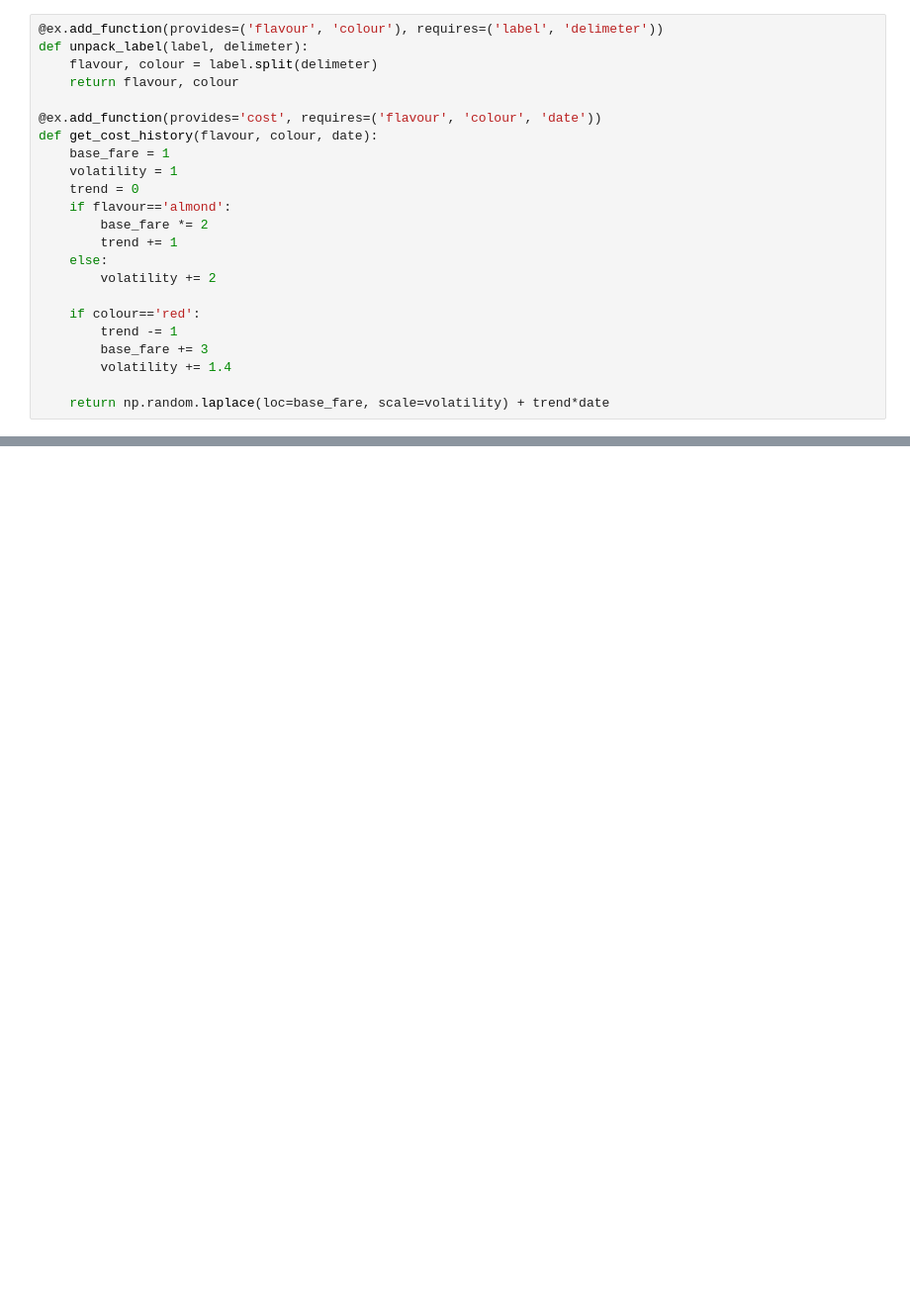
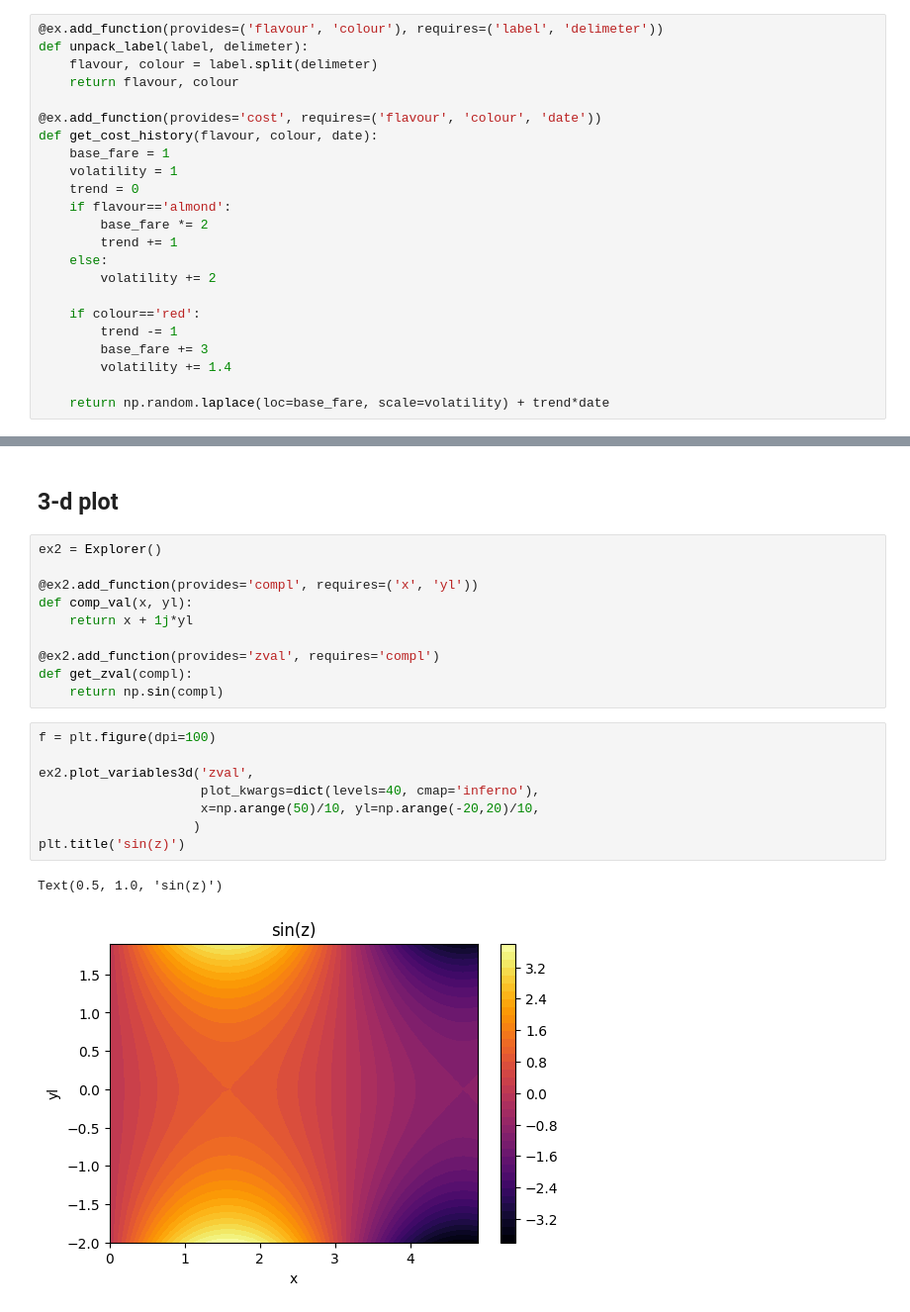
Before and after one commit to danlkv/cartesian-explorer, a Jupyter notebook: examples/Example usage.ipynb, the cells around one changed output, grey strips where cells are left out. Shown at 99% size. Drawn from its saved outputs; the diff is of its cells as text; blank space fills up the shorter version.

Commit message:
fix 3d plot

```diff
--- a/examples/Example usage.ipynb
+++ b/examples/Example usage.ipynb
@@ -46,0 +47,23 @@ Text(0.5, 1.0, 'Spices prices')
+# %% [markdown]
+## 3-d plot
+# %%
+ex2 = Explorer()
+
+@ex2.add_function(provides='compl', requires=('x', 'yl'))
+def comp_val(x, yl):
+    return x + 1j*yl
+
+@ex2.add_function(provides='zval', requires='compl')
+def get_zval(compl):
+    return np.sin(compl)
+# %%
+f = plt.figure(dpi=100)
+
+ex2.plot_variables3d('zval',
+                     plot_kwargs=dict(levels=40, cmap='inferno'),
+                     x=np.arange(50)/10, yl=np.arange(-20,20)/10,
+                    )
+plt.title('sin(z)')
+# %% [output]
+Text(0.5, 1.0, 'sin(z)')
+[figure, added]
```
Also changed, not shown: parts of 4 cells of this notebook, 2 other files.
